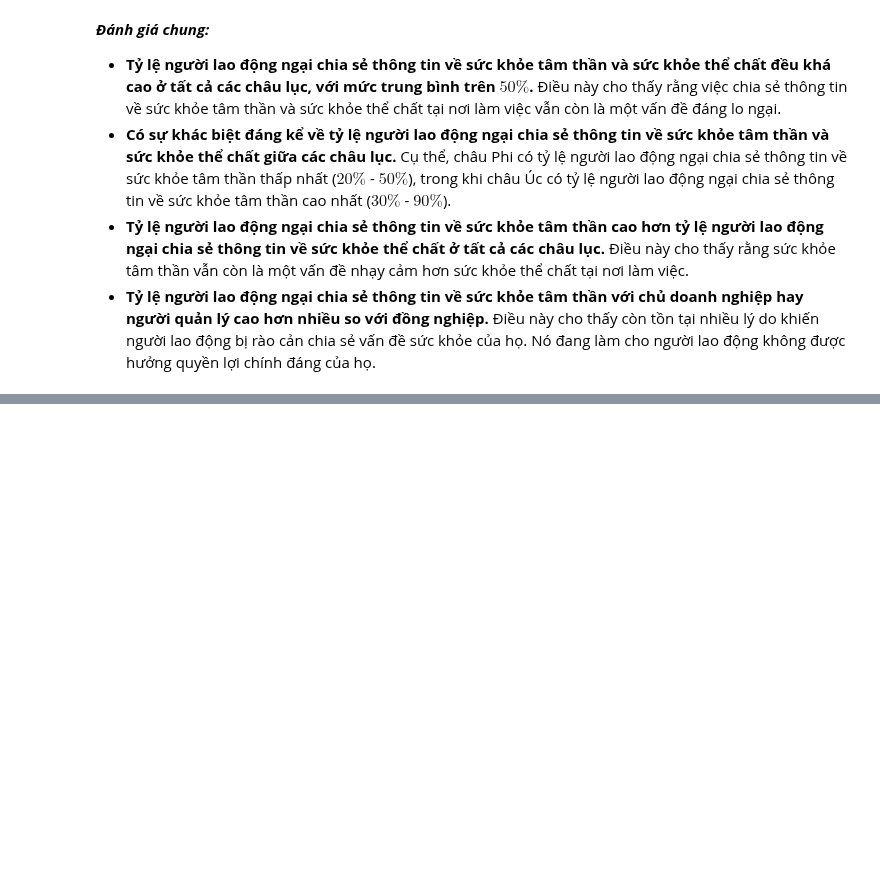
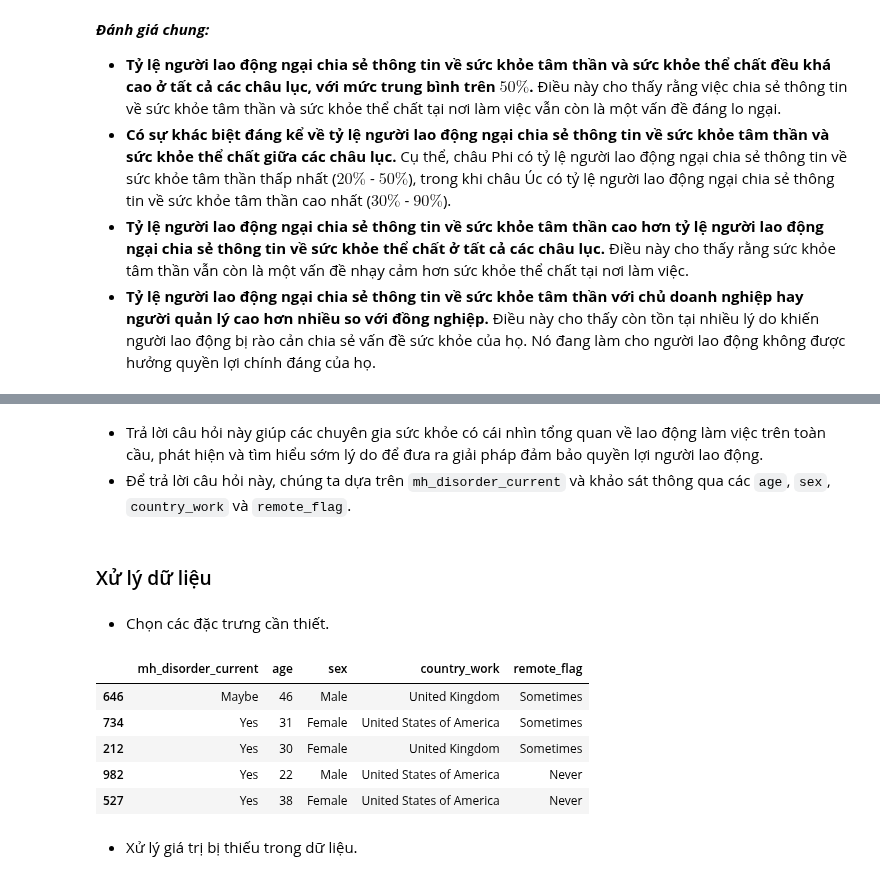
Before and after one commit to iam-Dylan/pfds-final-project, a Jupyter notebook: 4-1-Analyze-DagNgyen.ipynb, the cells around one changed output, grey strips where cells are left out. Saved outputs shown, nothing was run; the diff lists cells and outputs as text; code cells hidden in the pictures; blank space fills up the shorter version.

```diff
--- a/4-1-Analyze-DagNgyen.ipynb
+++ b/4-1-Analyze-DagNgyen.ipynb
@@ -306,0 +310,19 @@ plt.title('Mức độ quan ngại chia sẻ của người lao động trong m
+# %% [markdown]
+- Trả lời câu hỏi này giúp các chuyên gia sức khỏe có cái nhìn tổng quan về lao động làm việc trên toàn cầu, phát hiện và tìm hiểu sớm lý do để đưa ra giải pháp đảm bảo quyền lợi người lao động.
+- Để trả lời câu hỏi này, chúng ta dựa trên `mh_disorder_current` và khảo sát thông qua các `age`, `sex`, `country_work` và `remote_flag`.
+# %% [markdown]
+### Xử lý dữ liệu
+# %% [markdown]
+- Chọn các đặc trưng cần thiết.
+# %%
+anal2_df = df_.copy()[['mh_disorder_current', 'age', 'sex', 'country_work', 'remote_flag']]
+anal2_df.sample(5)
+# %% [output]
+|  | mh_disorder_current | age | sex | country_work | remote_flag |
+| 646 | Maybe | 46 | Male | United Kingdom | Sometimes |
+| 734 | Yes | 31 | Female | United States of America | Sometimes |
+| 212 | Yes | 30 | Female | United Kingdom | Sometimes |
+| 982 | Yes | 22 | Male | United States of America | Never |
+| 527 | Yes | 38 | Female | United States of America | Never |
+# %% [markdown]
+- Xử lý giá trị bị thiếu trong dữ liệu.
```
Also changed, not shown: parts of 19 cells of this notebook.
